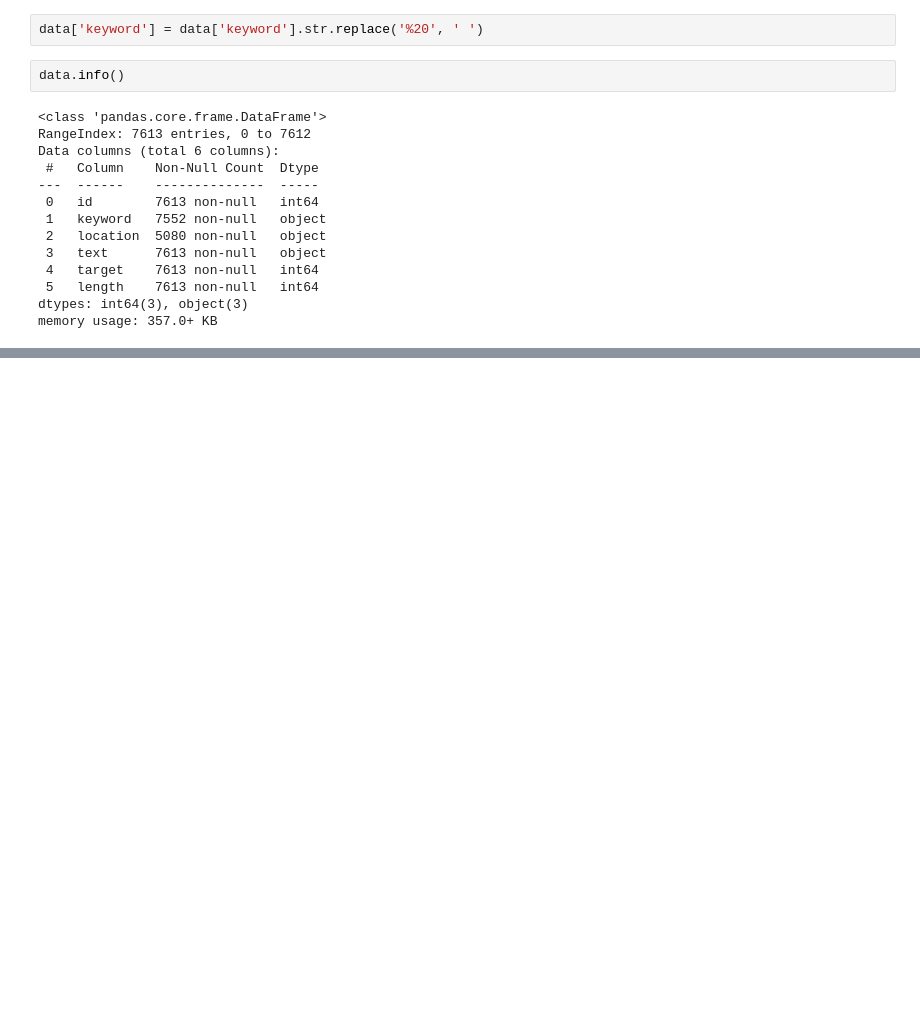
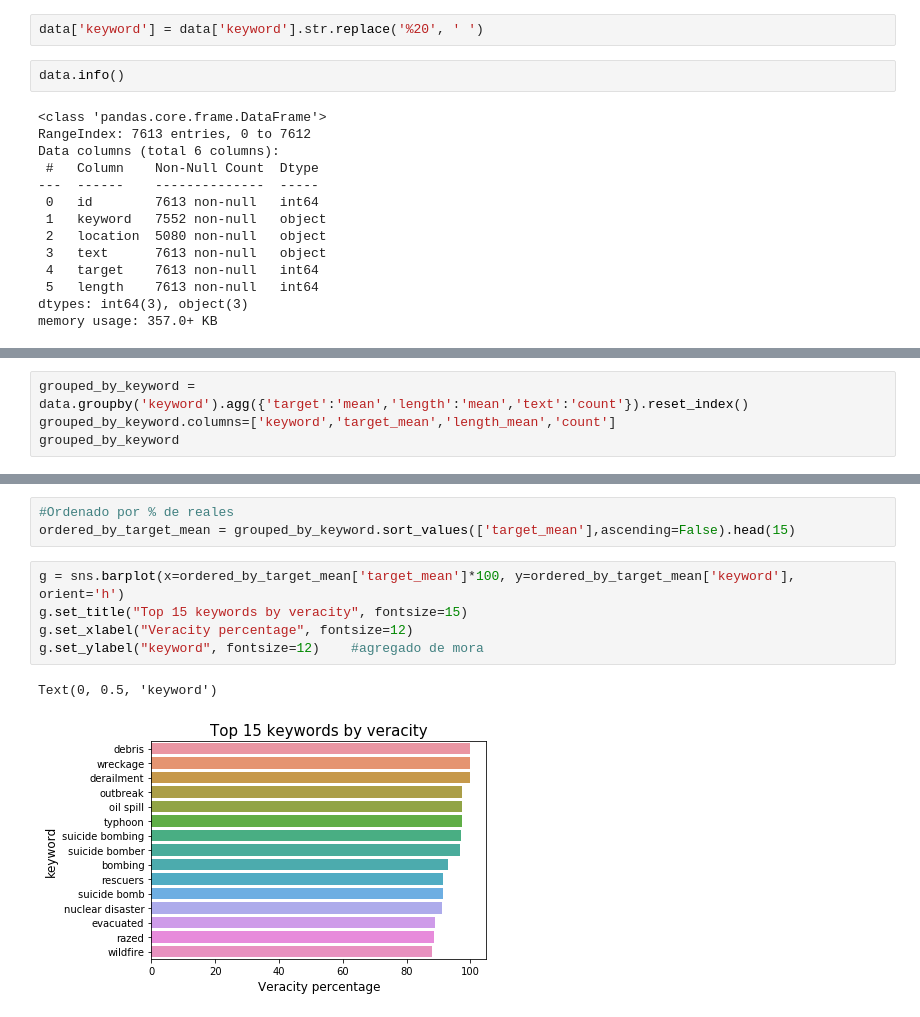
Before and after one commit to tomifarall/Orga-Datos-Tp1, a Jupyter notebook: analisis.ipynb, the cells around one changed output, grey strips where cells are left out. Saved outputs shown, nothing was run; the diff lists cells and outputs as text; blank space fills up the shorter version.

Commit message:
Add files via upload
Limpieza texto y wordclouds. %real según keyword

```diff
--- a/analisis.ipynb
+++ b/analisis.ipynb
@@ -218,0 +56,4 @@ data[data['text'].str.contains('Û')]['text'].to_list()
+# %%
+grouped_by_keyword = data.groupby('keyword').agg({'target':'mean','length':'mean','text':'count'}).reset_index()
+grouped_by_keyword.columns=['keyword','target_mean','length_mean','count']
+grouped_by_keyword
@@ -218,0 +74,11 @@ data[data['text'].str.contains('Û')]['text'].to_list()
+# %%
+#Ordenado por % de reales
+ordered_by_target_mean = grouped_by_keyword.sort_values(['target_mean'],ascending=False).head(15)
+# %%
+g = sns.barplot(x=ordered_by_target_mean['target_mean']*100, y=ordered_by_target_mean['keyword'], orient='h')
+g.set_title("Top 15 keywords by veracity", fontsize=15)
+g.set_xlabel("Veracity percentage", fontsize=12)
+g.set_ylabel("keyword", fontsize=12)    #agregado de mora
+# %% [output]
+Text(0, 0.5, 'keyword')
+[figure, added]
```
Also changed, not shown: parts of 60 cells of this notebook.
